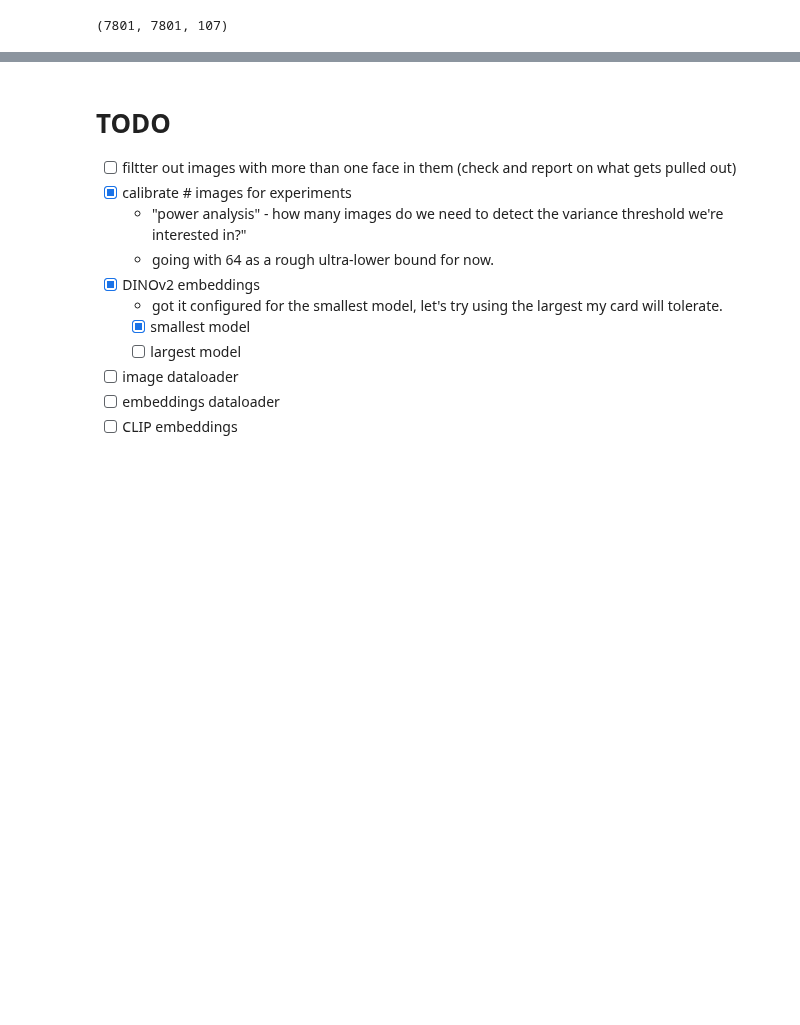
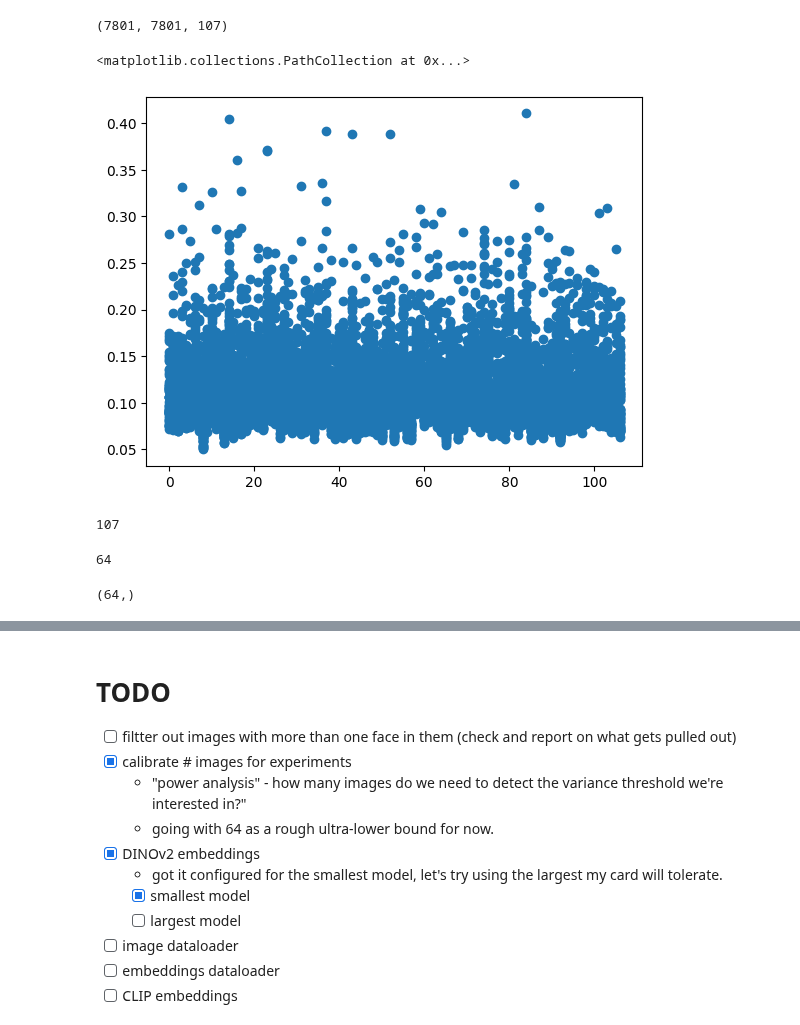
Before and after one commit to dmarx/whats-in-a-name, a Jupyter notebook: fun_with_names.ipynb, the cells around one changed output, grey strips where cells are left out. Saved outputs shown, nothing was run; the diff lists cells and outputs as text; code cells hidden in the pictures; blank space fills up the shorter version.

```diff
--- a/fun_with_names.ipynb
+++ b/fun_with_names.ipynb
@@ -595,3 +595,21 @@ len(embeds), len(classes), len(set(classes))
 # plot 3d (what widget?)
 # %% [output]
 (7801, 7801, 107)
+# %%
+# to do: sort these by class mean
+plt.scatter(classes, embeds)
+# %% [output]
+<matplotlib.collections.PathCollection at 0x...>
+[figure, added]
+# %%
+len(similarities_cache.values())
+# %% [output]
+107
+# %%
+len(list(similarities_cache.values())[0])
+# %% [output]
+64
+# %%
+np.array(list(similarities_cache.values())[0]).shape
+# %% [output]
+(64,)
```
Also changed, not shown: parts of 4 cells of this notebook.
